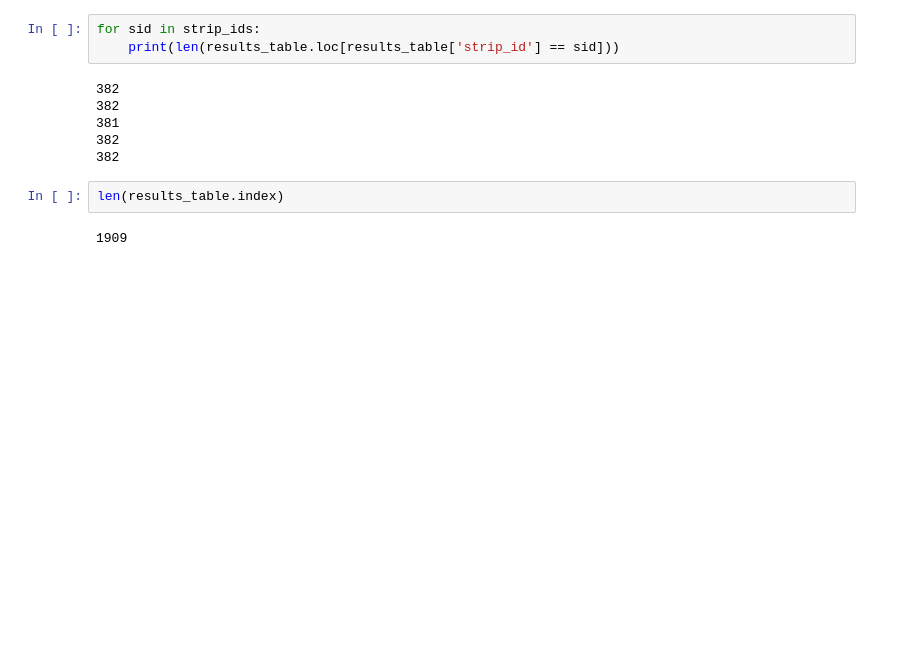
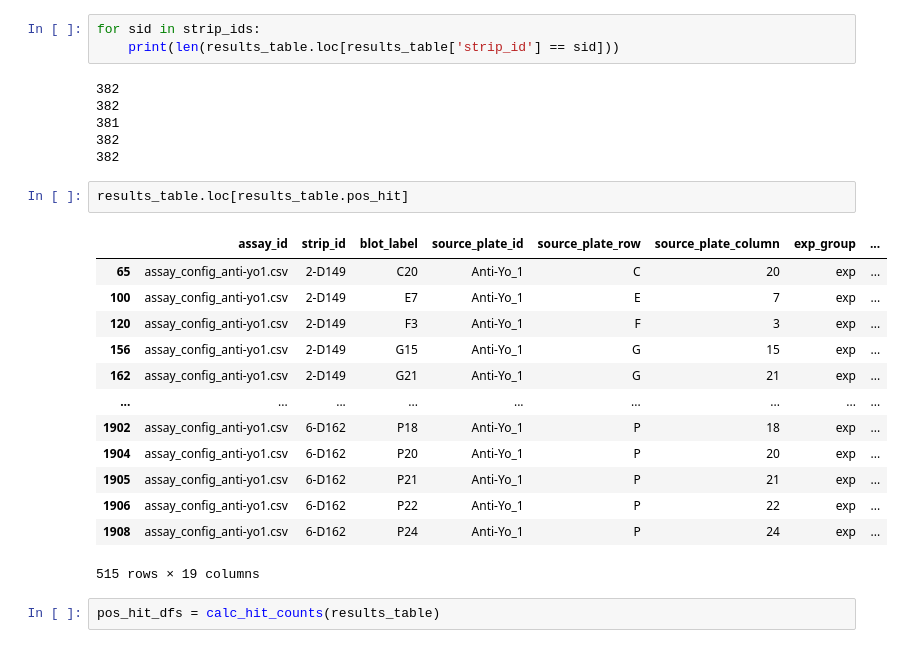
Before and after one commit to czbiohub/dotblotr, a Jupyter notebook: examples/multi_file_example.ipynb, the cells around one changed output. Cells and saved outputs as stored; diff of their text form; blank space fills up the shorter version.

```diff
--- a/examples/multi_file_example.ipynb
+++ b/examples/multi_file_example.ipynb
@@ -60,7 +61,21 @@ for sid in strip_ids:
 381
 382
 382
-# %%
-len(results_table.index)
-# %% [output]
-1909
+# %%
+results_table.loc[results_table.pos_hit]
+# %% [output]
+|  | assay_id | strip_id | blot_label | source_plate_id | source_plate_row | source_plate_column | exp_group | ... |
+| 65 | assay_config_anti-yo1.csv | 2-D149 | C20 | Anti-Yo_1 | C | 20 | exp | ... |
+| 100 | assay_config_anti-yo1.csv | 2-D149 | E7 | Anti-Yo_1 | E | 7 | exp | ... |
+| 120 | assay_config_anti-yo1.csv | 2-D149 | F3 | Anti-Yo_1 | F | 3 | exp | ... |
+| 156 | assay_config_anti-yo1.csv | 2-D149 | G15 | Anti-Yo_1 | G | 15 | exp | ... |
+| 162 | assay_config_anti-yo1.csv | 2-D149 | G21 | Anti-Yo_1 | G | 21 | exp | ... |
+| ... | ... | ... | ... | ... | ... | ... | ... | ... |
+| 1902 | assay_config_anti-yo1.csv | 6-D162 | P18 | Anti-Yo_1 | P | 18 | exp | ... |
+| 1904 | assay_config_anti-yo1.csv | 6-D162 | P20 | Anti-Yo_1 | P | 20 | exp | ... |
+| 1905 | assay_config_anti-yo1.csv | 6-D162 | P21 | Anti-Yo_1 | P | 21 | exp | ... |
+| 1906 | assay_config_anti-yo1.csv | 6-D162 | P22 | Anti-Yo_1 | P | 22 | exp | ... |
+| 1908 | assay_config_anti-yo1.csv | 6-D162 | P24 | Anti-Yo_1 | P | 24 | exp | ... |
+515 rows × 19 columns
+# %%
+pos_hit_dfs = calc_hit_counts(results_table)
```
Also changed, not shown: parts of 4 cells of this notebook, 7 other files.
